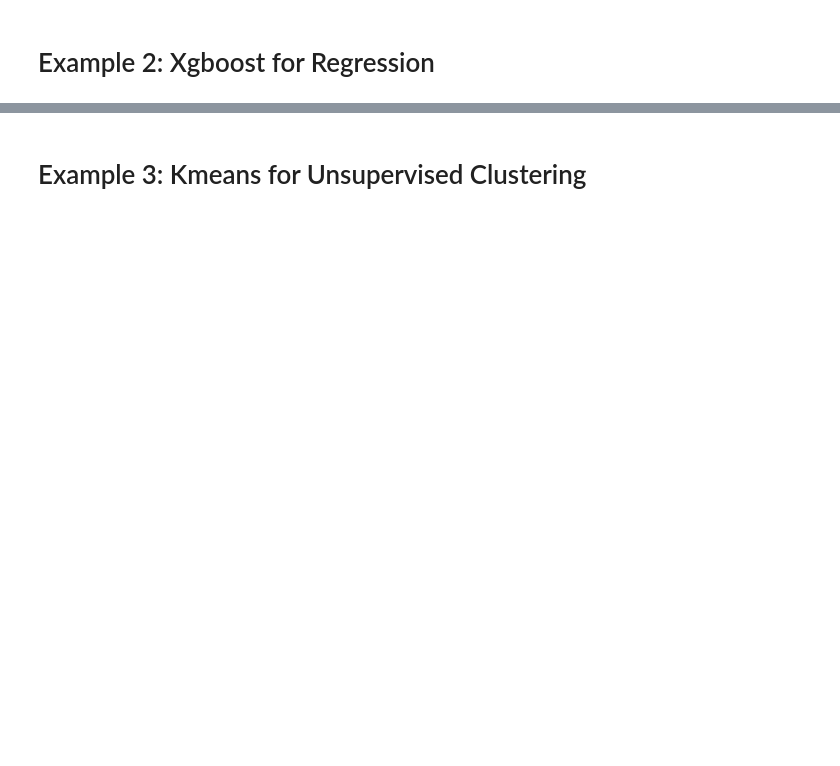
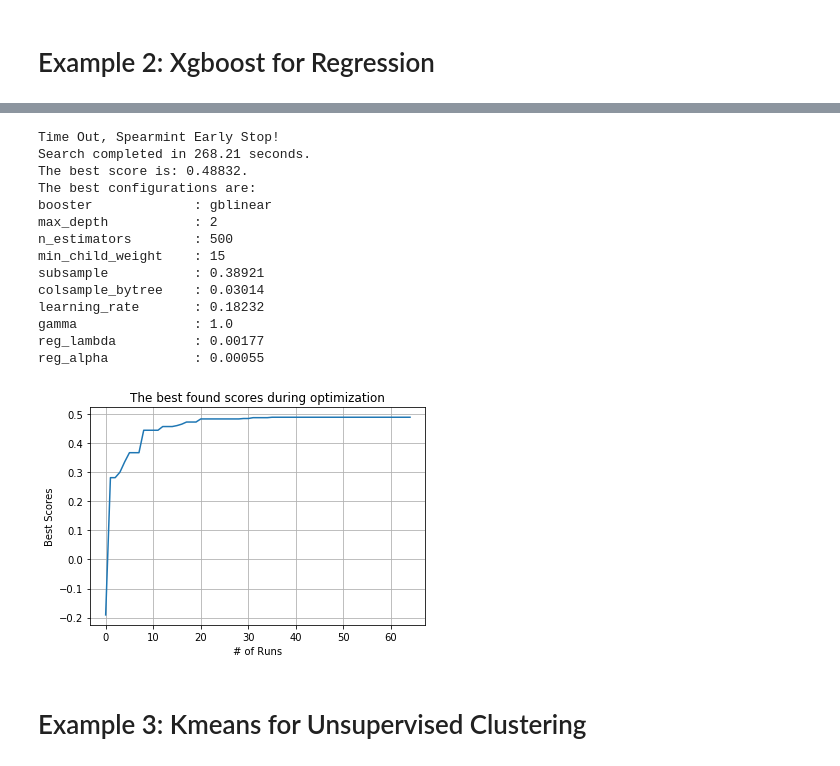
Before and after one commit to ZebinYang/SeqUD, a Jupyter notebook: examples/demo_GPEI.ipynb, the cells around one changed output, grey strips where cells are left out. Cells and saved outputs as stored; diff of their text form; code cells hidden in the pictures; blank space fills up the shorter version.

```diff
--- a/examples/demo_GPEI.ipynb
+++ b/examples/demo_GPEI.ipynb
@@ -217,7 +97,7 @@ from sklearn import datasets
 from sklearn.model_selection import KFold
 from sklearn.preprocessing import MinMaxScaler
 from sklearn.metrics import make_scorer, mean_squared_error
-from seqmm.pybayopt import GPEISklearn
+from seqmm.pybayopt import GPEIOPT
 
 dt = datasets.load_diabetes()
 sx = MinMaxScaler()
@@ -240,6 +120,7 @@ estimator = xgb.XGBRegressor()
 score_metric = make_scorer(mean_squared_error, False)
 cv = KFold(n_splits=5, random_state=0, shuffle=True)
 
-clf = GPEISklearn(estimator, cv, ParaSpace, max_runs = 100, scoring = score_metric, time_out = 30, refit = True, verbose = True)
+clf = GPEIOPT(ParaSpace, max_runs = 100, estimator = estimator, cv = cv, refit = True, verbose = True)
 clf.fit(x, y)
 clf.plot_scores()
+# %% [output]
@@ -246,3 +128,18 @@ clf.plot_scores()
+Time Out, Spearmint Early Stop!
+Search completed in 268.21 seconds.
+The best score is: 0.48832.
+The best configurations are:
+booster             : gblinear
+max_depth           : 2
+n_estimators        : 500
+min_child_weight    : 15
+subsample           : 0.38921
+colsample_bytree    : 0.03014
+learning_rate       : 0.18232
+gamma               : 1.0
+reg_lambda          : 0.00177
+reg_alpha           : 0.00055
+[figure, added]
 # %% [markdown]
  # Example 3: Kmeans for Unsupervised Clustering
 # %%
```
Also changed, not shown: parts of 9 cells of this notebook, 19 other files.
